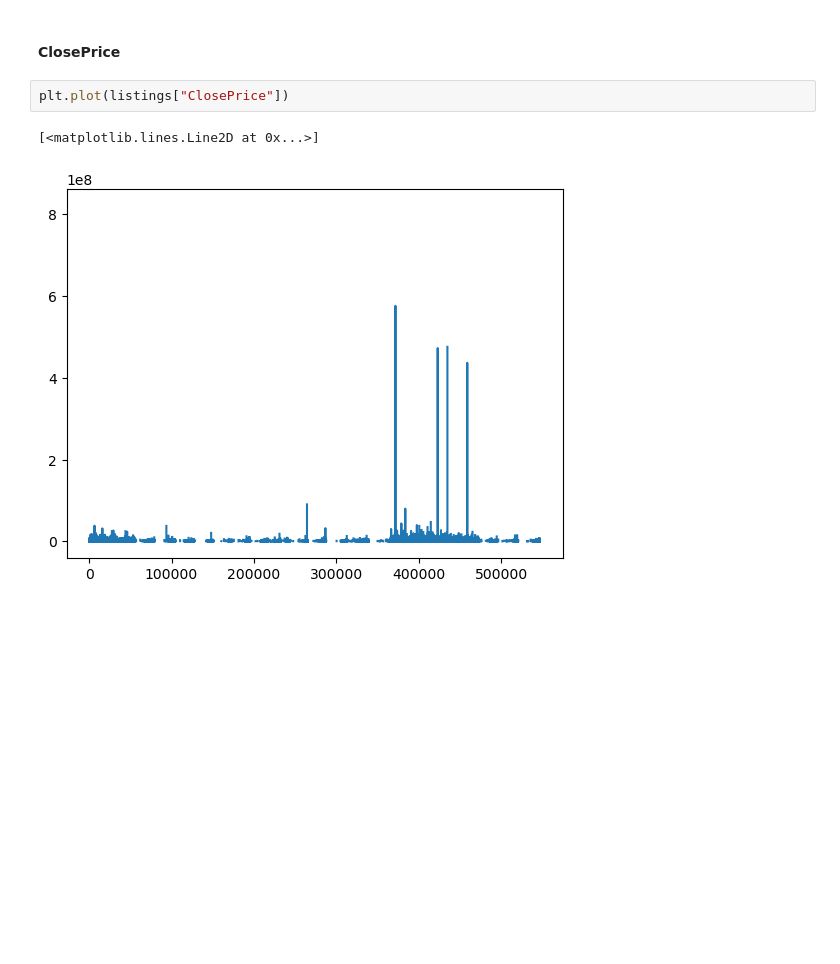
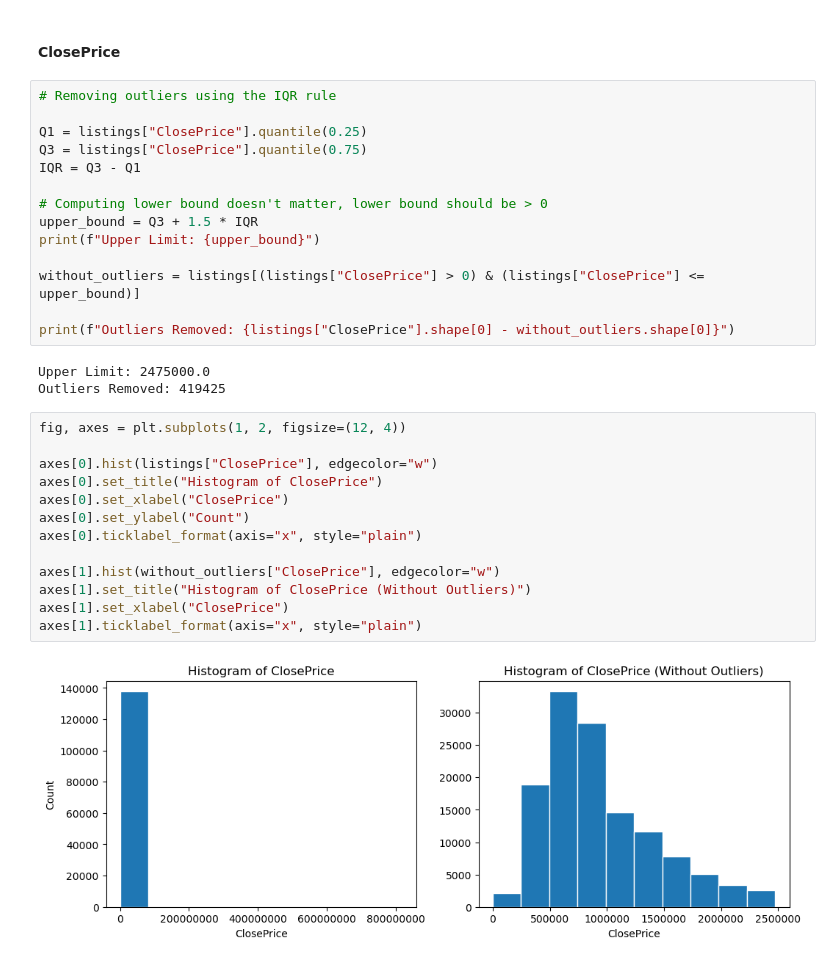
Before and after one commit to Smorgasbordy/IDX-Exchange-Data-Analyst, a Jupyter notebook: IDX_DA_Week_2.ipynb, the cells around one changed output. Cells and saved outputs as stored; diff of their text form; blank space fills up the shorter version.

```diff
--- a/IDX_DA_Week_2.ipynb
+++ b/IDX_DA_Week_2.ipynb
@@ -232,7 +303,34 @@ listings = listings.drop(columns = ["BuildingAreaTotal"])
 # %% [markdown]
 #### ClosePrice
-# %%
-plt.plot(listings["ClosePrice"])
-# %% [output]
-[<matplotlib.lines.Line2D at 0x...>]
-[figure, removed]
+# %%
+# Removing outliers using the IQR rule
+
+Q1 = listings["ClosePrice"].quantile(0.25)
+Q3 = listings["ClosePrice"].quantile(0.75)
+IQR = Q3 - Q1
+
+# Computing lower bound doesn't matter, lower bound should be > 0
+upper_bound = Q3 + 1.5 * IQR
+print(f"Upper Limit: {upper_bound}")
+
+without_outliers = listings[(listings["ClosePrice"] > 0) & (listings["ClosePrice"] <= upper_bound)]
+
+print(f"Outliers Removed: {listings["ClosePrice"].shape[0] - without_outliers.shape[0]}")
+# %% [output]
+Upper Limit: 2475000.0
+Outliers Removed: 419425
+# %%
+fig, axes = plt.subplots(1, 2, figsize=(12, 4))
+
+axes[0].hist(listings["ClosePrice"], edgecolor="w")
+axes[0].set_title("Histogram of ClosePrice")
+axes[0].set_xlabel("ClosePrice")
+axes[0].set_ylabel("Count")
+axes[0].ticklabel_format(axis="x", style="plain")
+
+axes[1].hist(without_outliers["ClosePrice"], edgecolor="w")
+axes[1].set_title("Histogram of ClosePrice (Without Outliers)")
+axes[1].set_xlabel("ClosePrice")
+axes[1].ticklabel_format(axis="x", style="plain")
+# %% [output]
+[figure, added]
```
Also changed, not shown: parts of 139 cells of this notebook.
